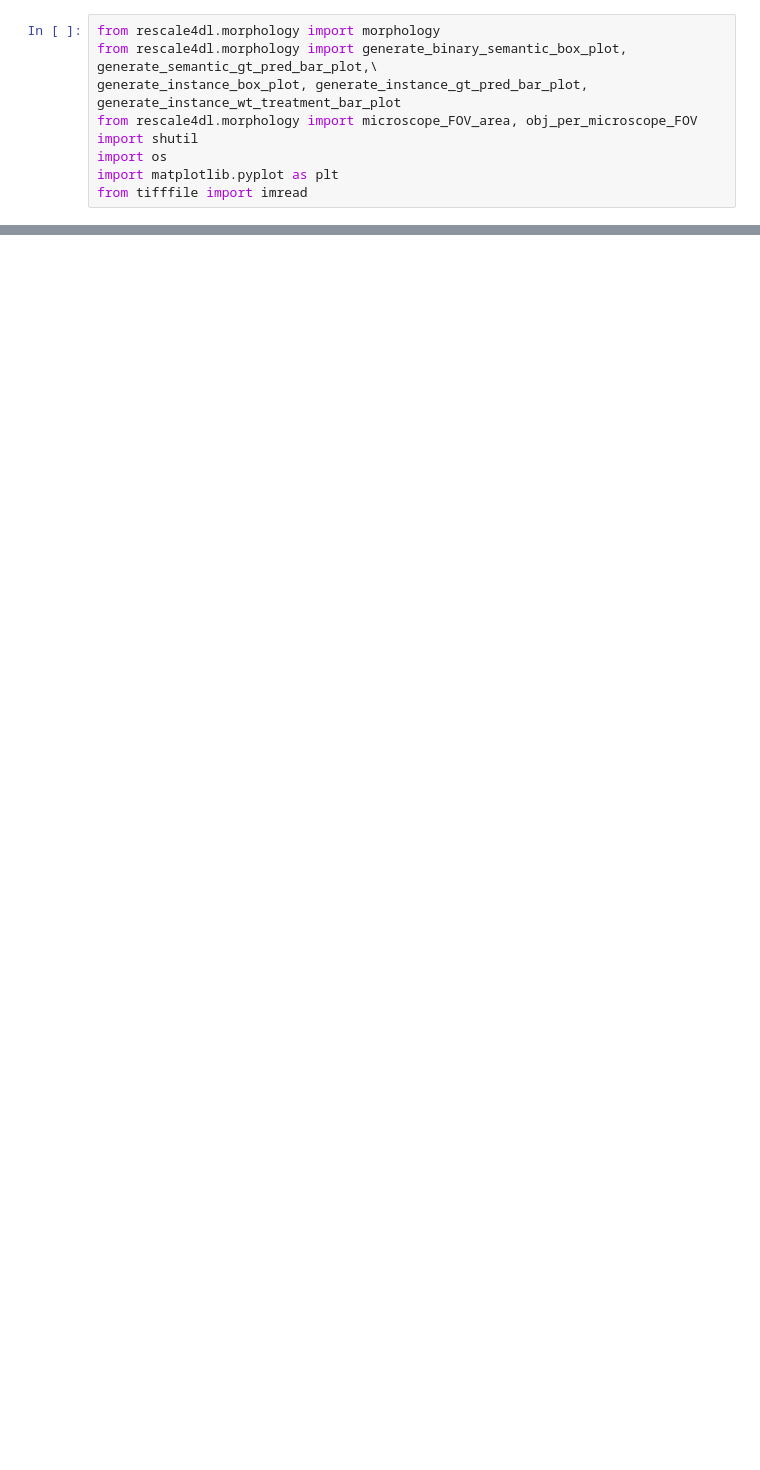
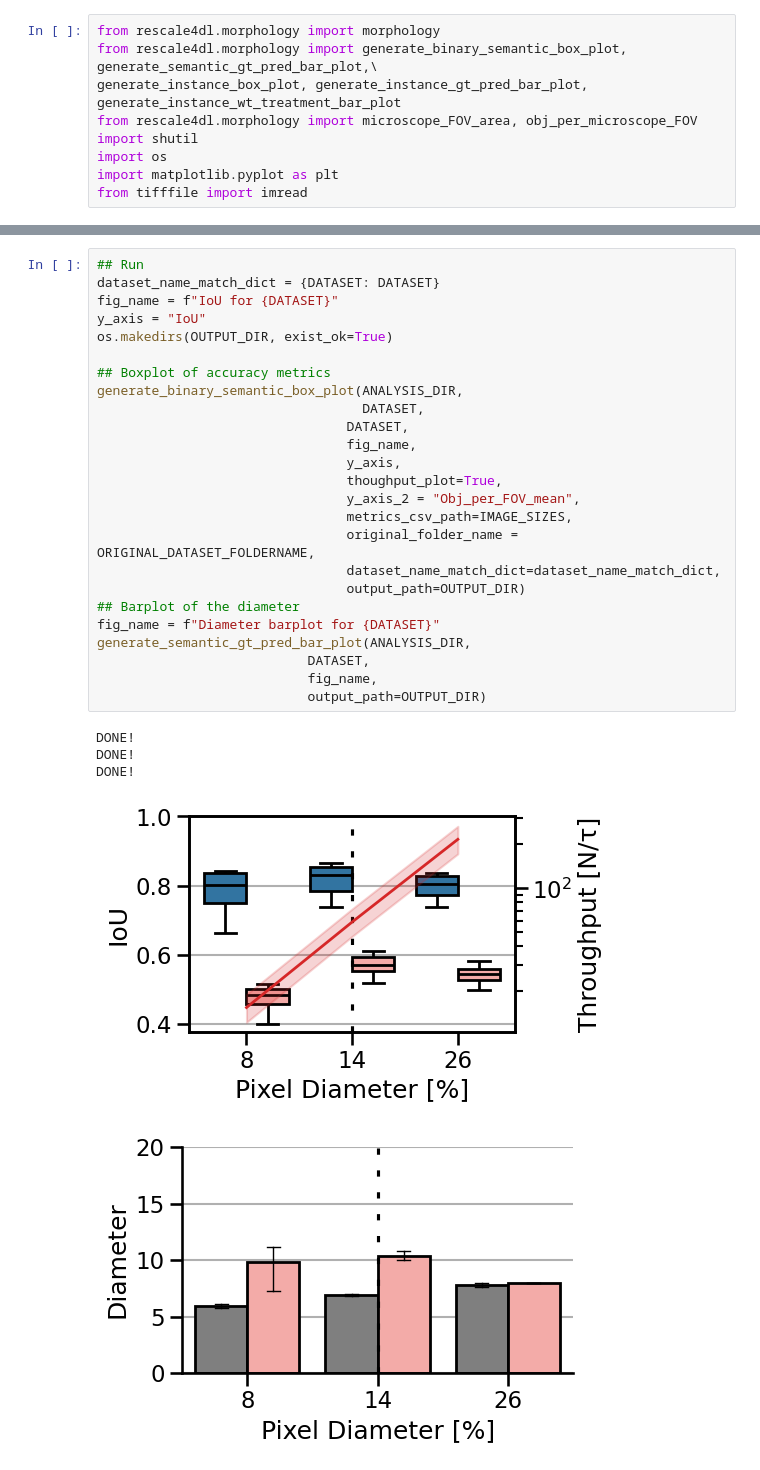
Before and after one commit to HenriquesLab/ReScale4DL, a Jupyter notebook: Notebooks/Evaluate_Segmentation.ipynb, the cells around one changed output, grey strips where cells are left out. Cells and saved outputs as stored; diff of their text form; blank space fills up the shorter version.

Commit message:
wt-antibiotic diameter

```diff
--- a/Notebooks/Evaluate_Segmentation.ipynb
+++ b/Notebooks/Evaluate_Segmentation.ipynb
@@ -262,0 +120,31 @@ DONE!
+# %%
+## Run
+dataset_name_match_dict = {DATASET: DATASET}
+fig_name = f"IoU for {DATASET}"
+y_axis = "IoU"
+os.makedirs(OUTPUT_DIR, exist_ok=True)
+
+## Boxplot of accuracy metrics
+generate_binary_semantic_box_plot(ANALYSIS_DIR,
+                                  DATASET,
+                                DATASET,
+                                fig_name,
+                                y_axis,
+                                thoughput_plot=True,
+                                y_axis_2 = "Obj_per_FOV_mean",
+                                metrics_csv_path=IMAGE_SIZES,
+                                original_folder_name = ORIGINAL_DATASET_FOLDERNAME,
+                                dataset_name_match_dict=dataset_name_match_dict,
+                                output_path=OUTPUT_DIR)
+## Barplot of the diameter
+fig_name = f"Diameter barplot for {DATASET}"
+generate_semantic_gt_pred_bar_plot(ANALYSIS_DIR,
+                           DATASET,
+                           fig_name,
+                           output_path=OUTPUT_DIR)
+# %% [output]
+DONE!
+DONE!
+DONE!
+[figure, added]
+[figure, added]
```
Also changed, not shown: parts of 36 cells of this notebook, 4 other files.
